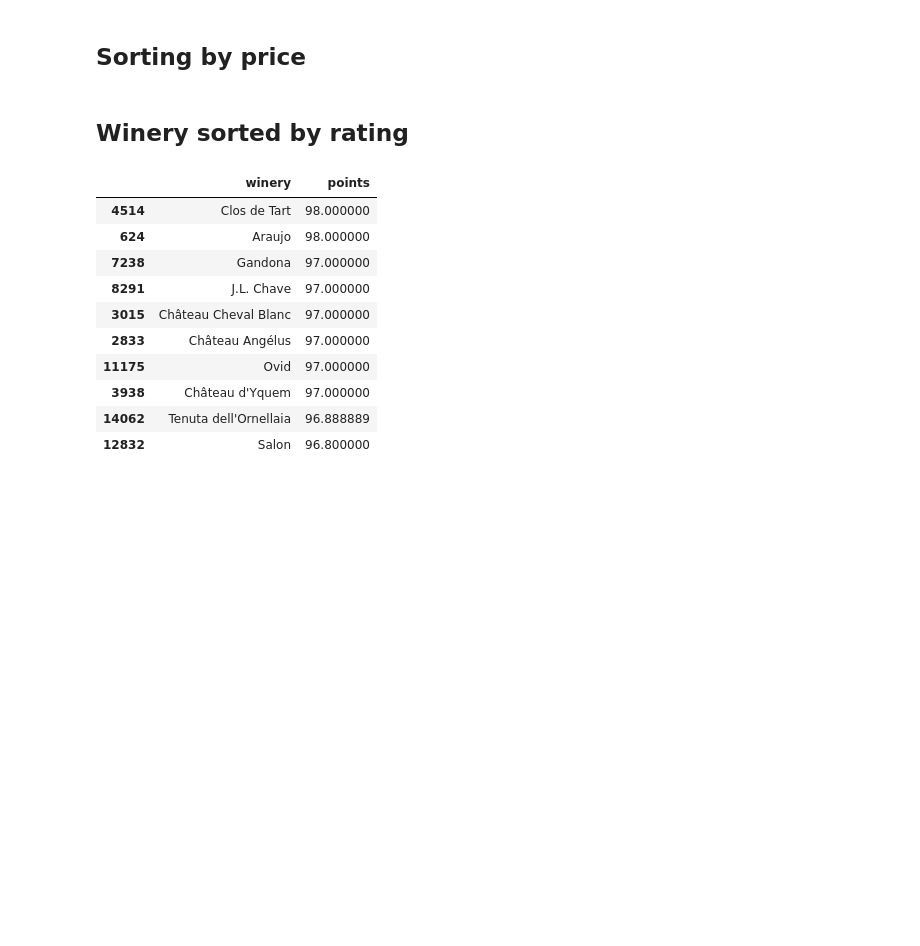
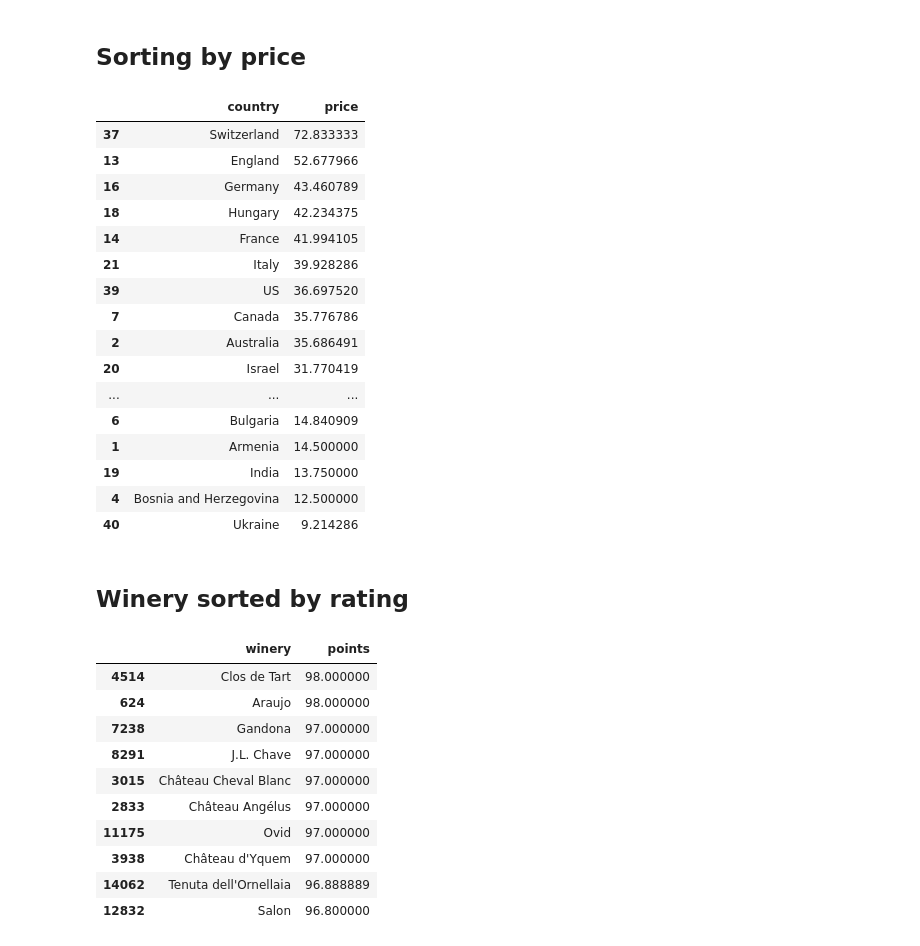
Before and after one commit to SergeyTrubnikov/wine_analysis, a Jupyter notebook: wine_analysis.ipynb, the cells around one changed output. Drawn from its saved outputs; the diff is of its cells as text; code cells hidden in the pictures; blank space fills up the shorter version.

```diff
--- a/wine_analysis.ipynb
+++ b/wine_analysis.ipynb
@@ -26,6 +46,26 @@ wine_sorted_by_rating = wine_sorted_by_rating.sort_values(by="points", ascending
 wine_sorted_by_price = wine_df.groupby("country", as_index=False)["country", "price"].agg(np.mean)
 # %%
 wine_sorted_by_price = wine_sorted_by_price.sort_values(by="price", ascending=False)
+# %%
+wine_sorted_by_price
+# %% [output]
+|  | country | price |
+| 37 | Switzerland | 72.833333 |
+| 13 | England | 52.677966 |
+| 16 | Germany | 43.460789 |
+| 18 | Hungary | 42.234375 |
+| 14 | France | 41.994105 |
+| 21 | Italy | 39.928286 |
+| 39 | US | 36.697520 |
+| 7 | Canada | 35.776786 |
+| 2 | Australia | 35.686491 |
+| 20 | Israel | 31.770419 |
+| ... | ... | ... |
+| 6 | Bulgaria | 14.840909 |
+| 1 | Armenia | 14.500000 |
+| 19 | India | 13.750000 |
+| 4 | Bosnia and Herzegovina | 12.500000 |
+| 40 | Ukraine | 9.214286 |
 # %% [markdown]
 ## Winery sorted by rating
 # %%
```
Also changed, not shown: parts of 1 cell of this notebook.
